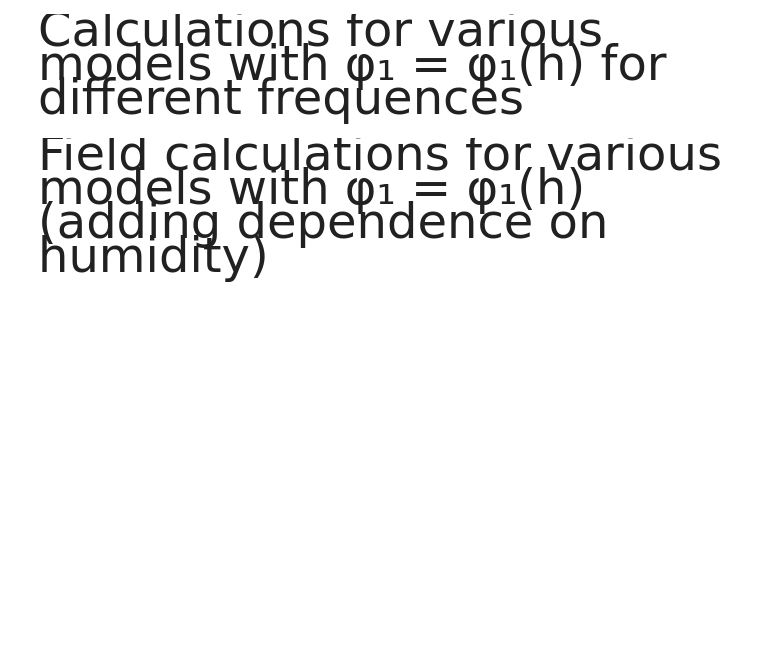
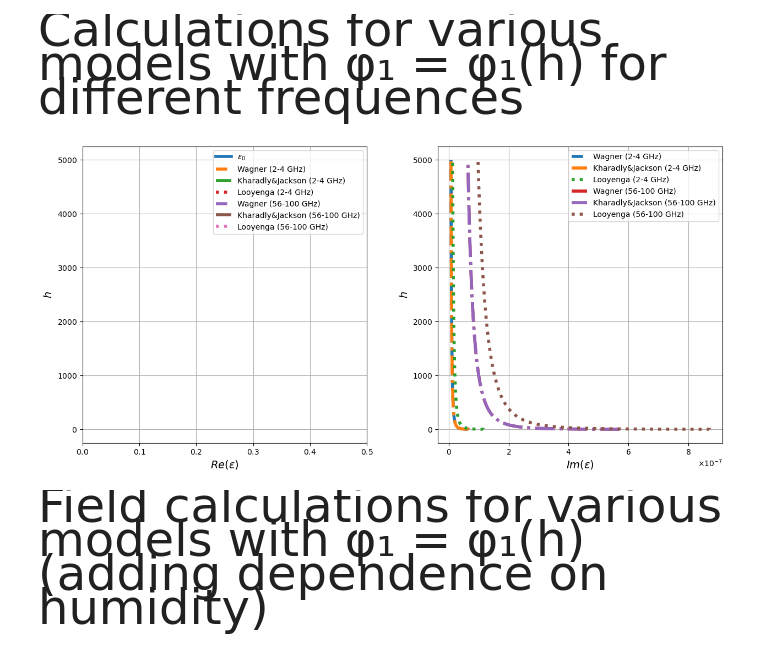
Before and after one commit to Margo-10/pe_radiowaves, a Jupyter notebook: pe_radiowaves.ipynb, the cells around one changed output. Saved outputs shown, nothing was run; the diff lists cells and outputs as text; code cells hidden in the pictures; blank space fills up the shorter version.

```diff
--- a/pe_radiowaves.ipynb
+++ b/pe_radiowaves.ipynb
@@ -405,3 +383,58 @@ plt.show()
+# %%
+for i in range(H_max * coeff + 1):
+    for j in range(cols):
+        eps_l_real[i][j] = pow((phi_1_arr[i]*(pow(eps_1[j],1.0/3.0)-pow(eps_0[i],1.0/3.0)) + pow(eps_0[i],1.0/3.0)), 3)
+eps_l_real = np.real(eps_l_real)
+# %%
+for i in range(H_max * coeff + 1):
+    for j in range(cols):
+        eps_w_complex[i][j] = (3*eps_0[i]*phi_1_arr[i]*(eps_1[j] - eps_0[i])/(eps_1[j] + 2*eps_0[i]) + eps_0[i])
+eps_w_complex = np.imag(eps_w_complex)
+# %%
+for i in range(H_max * coeff + 1):
+    for j in range(cols):
+        eps_kj_complex[i][j] = (2*eps_0[i]*phi_1_arr[i]*(eps_1[j]-eps_0[i]) + eps_0[i]*eps_1[j] + 2*eps_0[i]*eps_0[i])/(eps_1[j]+2*eps_0[i]-phi_1_arr[i]*(eps_1[j]-eps_0[i]))
+eps_kj_complex = np.imag(eps_kj_complex)
+# %%
+for i in range(H_max * coeff + 1):
+    for j in range(cols):
+        eps_l_complex[i][j] = (pow((phi_1_arr[i]*(pow(eps_1[j],1.0/3.0)-pow(eps_0[i],1.0/3.0)) + pow(eps_0[i],1.0/3.0)), 3))
+eps_l_complex= np.imag(eps_l_complex)
+# %%
+fig, axs = plt.subplots(1, 2, figsize=(15, 7), gridspec_kw={'wspace': 0.25} )
+#fig.suptitle('Добавление влажности ($H = {} \% $)'.format(Humidity*100))
+
+axs[0].plot(eps_0, h,  label='$ε_0$', linewidth='4', linestyle='-')
+axs[0].plot(eps_w_real[:, 0], h,  label='Wagner (2-4 GHz)', linewidth='4', linestyle='--')
+axs[0].plot(eps_kj_real[:,0],h, label='Kharadly&Jackson (2-4 GHz)', linewidth='4',  linestyle='-.')
+axs[0].plot(eps_l_real[:,0],h,  label='Looyenga (2-4 GHz)', linewidth='4', linestyle=':')
+axs[0].plot(eps_w_real[:,5], h,  label='Wagner (56-100 GHz)', linewidth='4', linestyle='--')
+axs[0].plot(eps_kj_real[:,5],h, label='Kharadly&Jackson (56-100 GHz)', linewidth='4',  linestyle='-.')
+axs[0].plot(eps_l_real[:,5], h,  label='Looyenga (56-100 GHz)', linewidth='4', linestyle=':')
+axs[0].set_ylabel('$h$', fontsize=14)
+axs[0].set_xlabel('$Re(ε)$', fontsize=14) #, labelpad=18)
+#axs[0].set_title('Стандартная рефракция без пыли')
+axs[0].ticklabel_format(style='scientific', axis='Both', useMathText=True, useOffset=False)
+axs[0].grid(True)
+axs[0].legend()
+
+axs[1].plot(eps_w_complex[:,0], h,  label='Wagner (2-4 GHz)', linewidth='4', linestyle='--')
+axs[1].plot(eps_kj_complex[:,0],h,  label='Kharadly&Jackson (2-4 GHz)', linewidth='4', linestyle='-.')
+axs[1].plot(eps_l_complex[:,0],h,  label='Looyenga (2-4 GHz)', linewidth='4', linestyle=':')
+axs[1].plot(eps_w_complex[:,5], h,  label='Wagner (56-100 GHz)', linewidth='4', linestyle='-.')
+axs[1].plot(eps_kj_complex[:,5],h,  label='Kharadly&Jackson (56-100 GHz)', linewidth='4', linestyle='-.')
+axs[1].plot(eps_l_complex[:,5],h,  label='Looyenga (56-100 GHz)', linewidth='4', linestyle=':')
+axs[1].set_xlabel('$Im(ε)$', fontsize=14) #, labelpad=18)
+axs[1].set_ylabel('$h$', fontsize=14)
+axs[0].set_xlim(0, 0.5)
+# axs[1].set_title()
+axs[1].ticklabel_format(style='scientific', axis='Both', useMathText=True, useOffset=False)
+axs[1].grid(True)
+axs[1].legend()
+
+plt.show()
+# %% [output]
+[figure, added]
 # %% [markdown]
 <span style="font-size: 48px;">Field calculations for various models with φ₁ = φ₁(h) (adding dependence on humidity)</span>
 # %%
```
Also changed, not shown: parts of 14 cells of this notebook.
